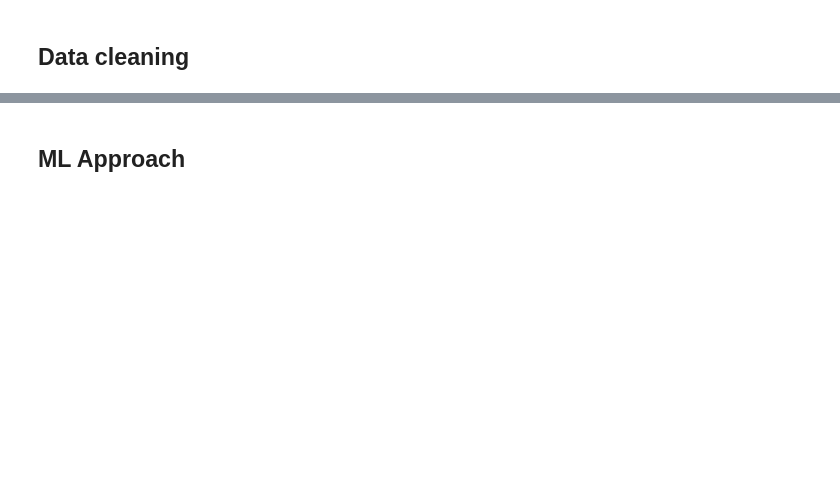
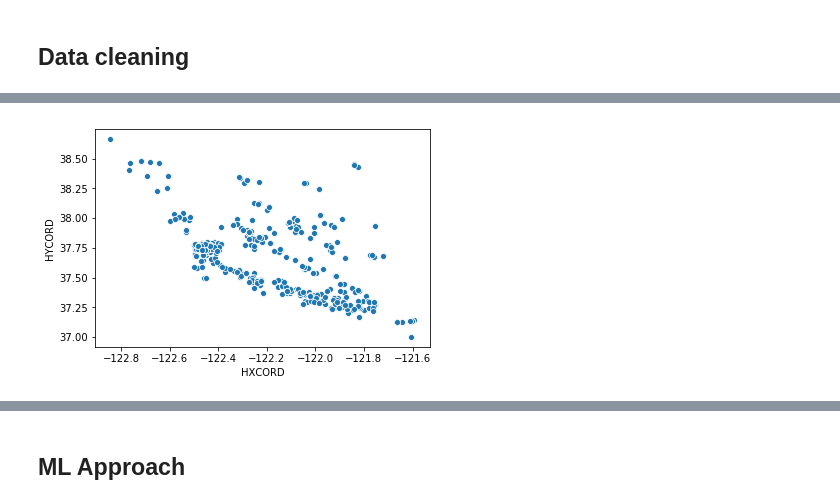
Before and after one commit to ual/activitysynth, a Jupyter notebook: activitysynth/notebooks/notebooks-juan/SLCM_Estimation.v2.ipynb, the cells around one changed output, grey strips where cells are left out. Cells and saved outputs as stored; diff of their text form; code cells hidden in the pictures; blank space fills up the shorter version.

```diff
--- a/activitysynth/notebooks/notebooks-juan/SLCM_Estimation.v2.ipynb
+++ b/activitysynth/notebooks/notebooks-juan/SLCM_Estimation.v2.ipynb
@@ -233,0 +366,4 @@ students.dropna(inplace = True)
+# %%
+sns.scatterplot(students[students.s_type == 0].HXCORD, students[students.s_type == 0].HYCORD);
+# %% [output]
+[figure, added]
```
Also changed, not shown: parts of 92 cells of this notebook, 8 other files.
